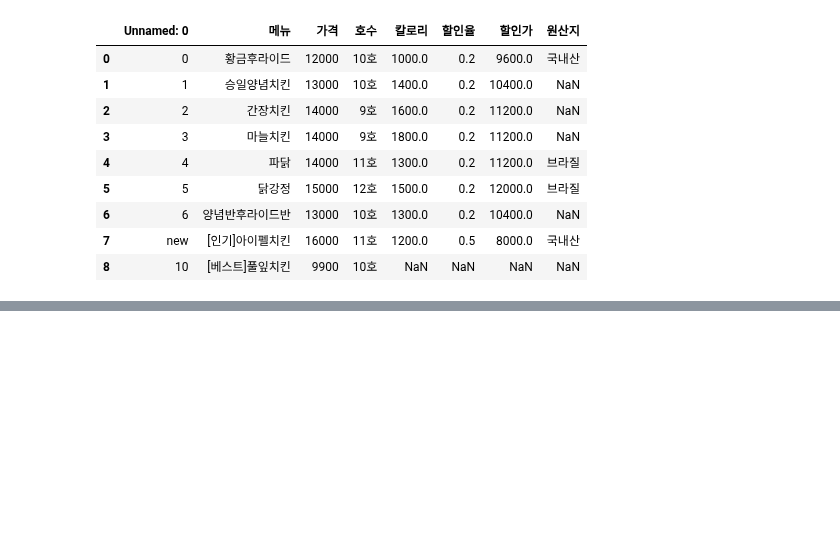
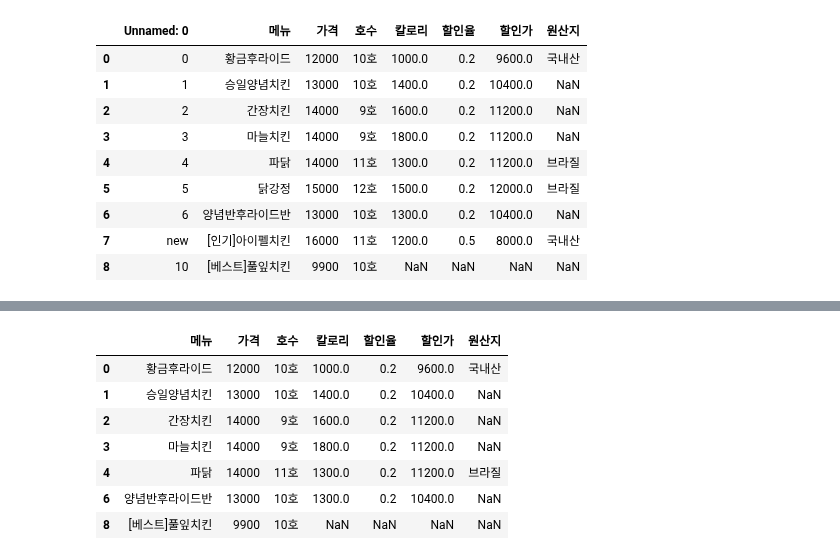
Before and after one commit to lys678/AIFFEL_Online_Quest, a Jupyter notebook: ML_With_Python/머신러닝_기초_노드3_판다스.ipynb, the cells around one changed output, grey strips where cells are left out. Saved outputs shown, nothing was run; the diff lists cells and outputs as text; code cells hidden in the pictures; blank space fills up the shorter version.

```diff
--- a/ML_With_Python/머신러닝_기초_노드3_판다스.ipynb
+++ b/ML_With_Python/머신러닝_기초_노드3_판다스.ipynb
@@ -28,0 +45,15 @@ df
+# %%
+cond = df['가격'] >= 15000
+df
+df[cond]
+df.drop(df[cond].index, axis=0, inplace=True)
+df
+# %% [output]
+|  | 메뉴 | 가격 | 호수 | 칼로리 | 할인율 | 할인가 | 원산지 |
+| 0 | 황금후라이드 | 12000 | 10호 | 1000.0 | 0.2 | 9600.0 | 국내산 |
+| 1 | 승일양념치킨 | 13000 | 10호 | 1400.0 | 0.2 | 10400.0 | NaN |
+| 2 | 간장치킨 | 14000 | 9호 | 1600.0 | 0.2 | 11200.0 | NaN |
+| 3 | 마늘치킨 | 14000 | 9호 | 1800.0 | 0.2 | 11200.0 | NaN |
+| 4 | 파닭 | 14000 | 11호 | 1300.0 | 0.2 | 11200.0 | 브라질 |
+| 6 | 양념반후라이드반 | 13000 | 10호 | 1300.0 | 0.2 | 10400.0 | NaN |
+| 8 | [베스트]풀잎치킨 | 9900 | 10호 | NaN | NaN | NaN | NaN |
```
Also changed, not shown: parts of 7 cells of this notebook.
